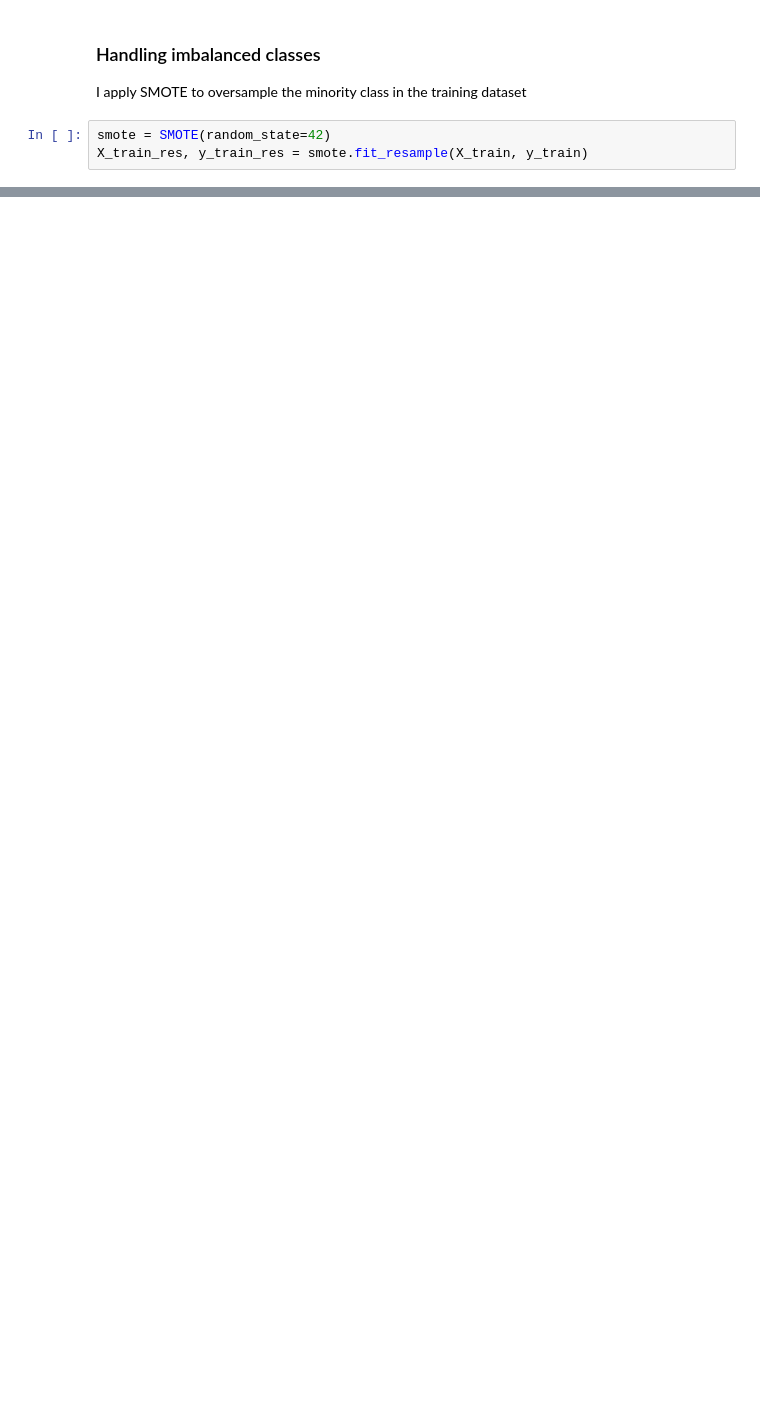
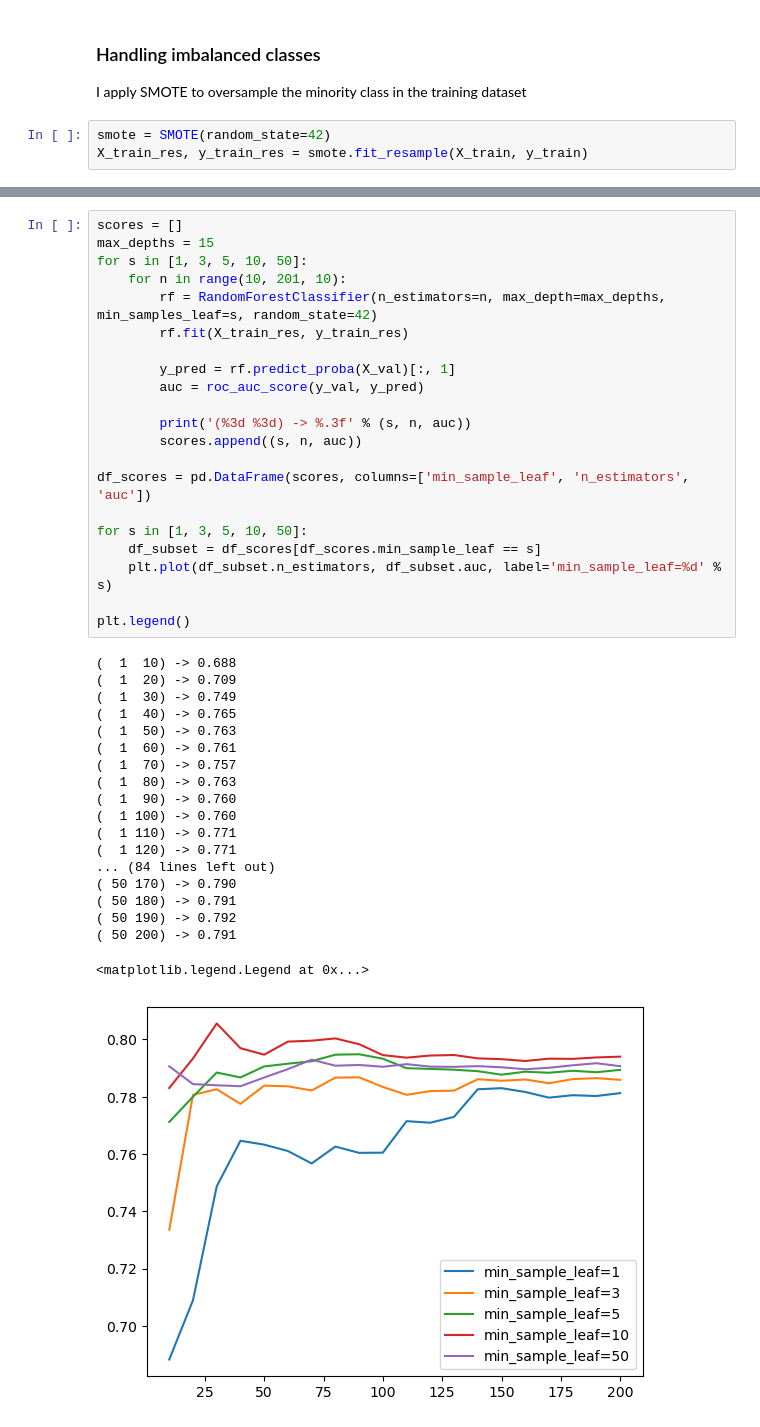
Before and after one commit to alfanugraha/mlzoomcamp-homework, a Jupyter notebook: midterm/stroke-prediction.ipynb, the cells around one changed output, grey strips where cells are left out. Drawn from its saved outputs; the diff is of its cells as text; blank space fills up the shorter version.

```diff
--- a/midterm/stroke-prediction.ipynb
+++ b/midterm/stroke-prediction.ipynb
@@ -420,0 +704,41 @@ X_train.shape, X_train_res.shape
+# %%
+scores = []
+max_depths = 15
+for s in [1, 3, 5, 10, 50]:
+    for n in range(10, 201, 10):
+        rf = RandomForestClassifier(n_estimators=n, max_depth=max_depths, min_samples_leaf=s, random_state=42)
+        rf.fit(X_train_res, y_train_res)
+
+        y_pred = rf.predict_proba(X_val)[:, 1]
+        auc = roc_auc_score(y_val, y_pred)
+
+        print('(%3d %3d) -> %.3f' % (s, n, auc))
+        scores.append((s, n, auc))
+
+df_scores = pd.DataFrame(scores, columns=['min_sample_leaf', 'n_estimators', 'auc'])
+
+for s in [1, 3, 5, 10, 50]:
+    df_subset = df_scores[df_scores.min_sample_leaf == s]
+    plt.plot(df_subset.n_estimators, df_subset.auc, label='min_sample_leaf=%d' % s)
+
+plt.legend()
+# %% [output]
+(  1  10) -> 0.688
+(  1  20) -> 0.709
+(  1  30) -> 0.749
+(  1  40) -> 0.765
+(  1  50) -> 0.763
+(  1  60) -> 0.761
+(  1  70) -> 0.757
+(  1  80) -> 0.763
+(  1  90) -> 0.760
+(  1 100) -> 0.760
+(  1 110) -> 0.771
+(  1 120) -> 0.771
+... (84 lines left out)
+( 50 170) -> 0.790
+( 50 180) -> 0.791
+( 50 190) -> 0.792
+( 50 200) -> 0.791
+<matplotlib.legend.Legend at 0x...>
+[figure, added]
```
Also changed, not shown: parts of 77 cells of this notebook.
